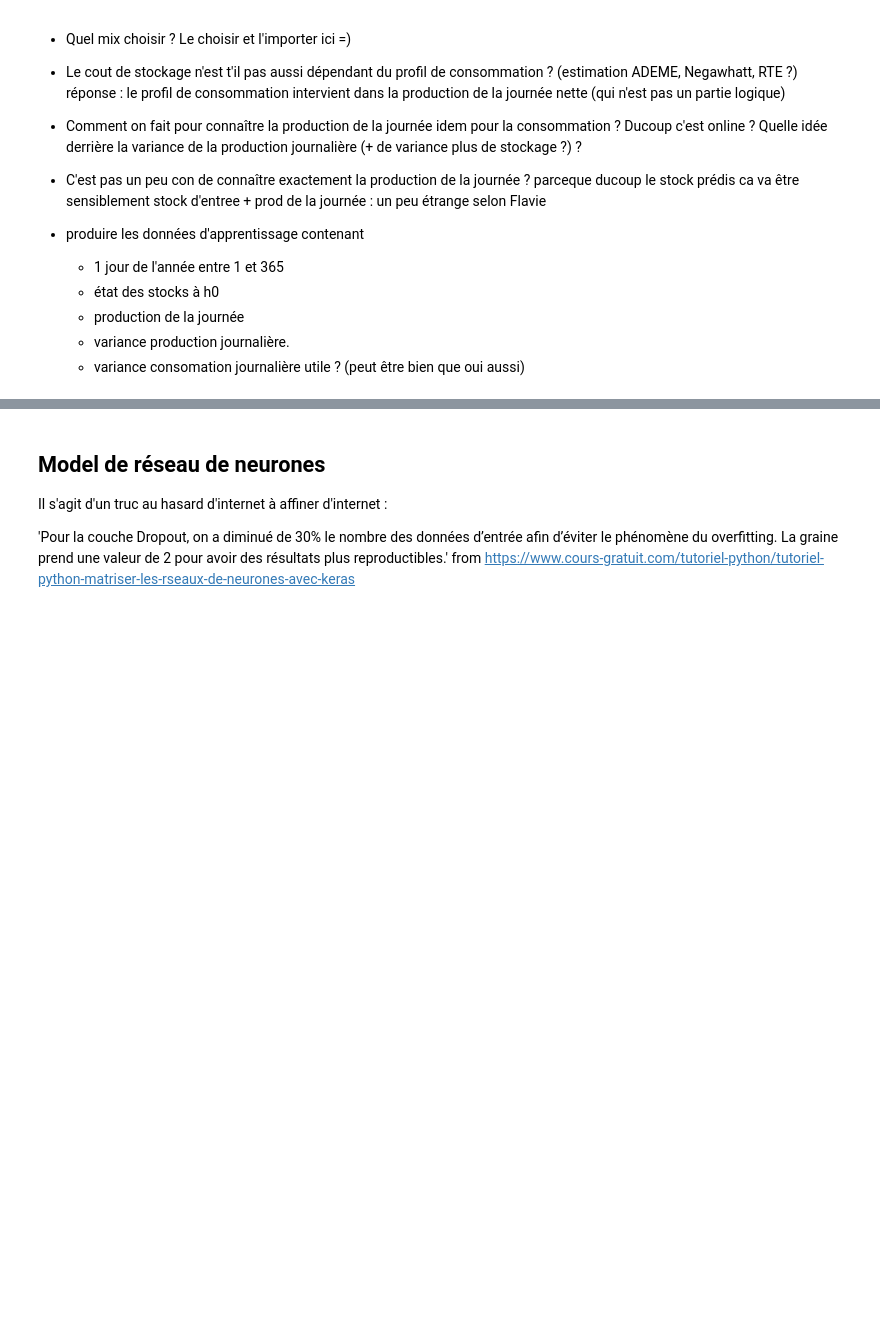
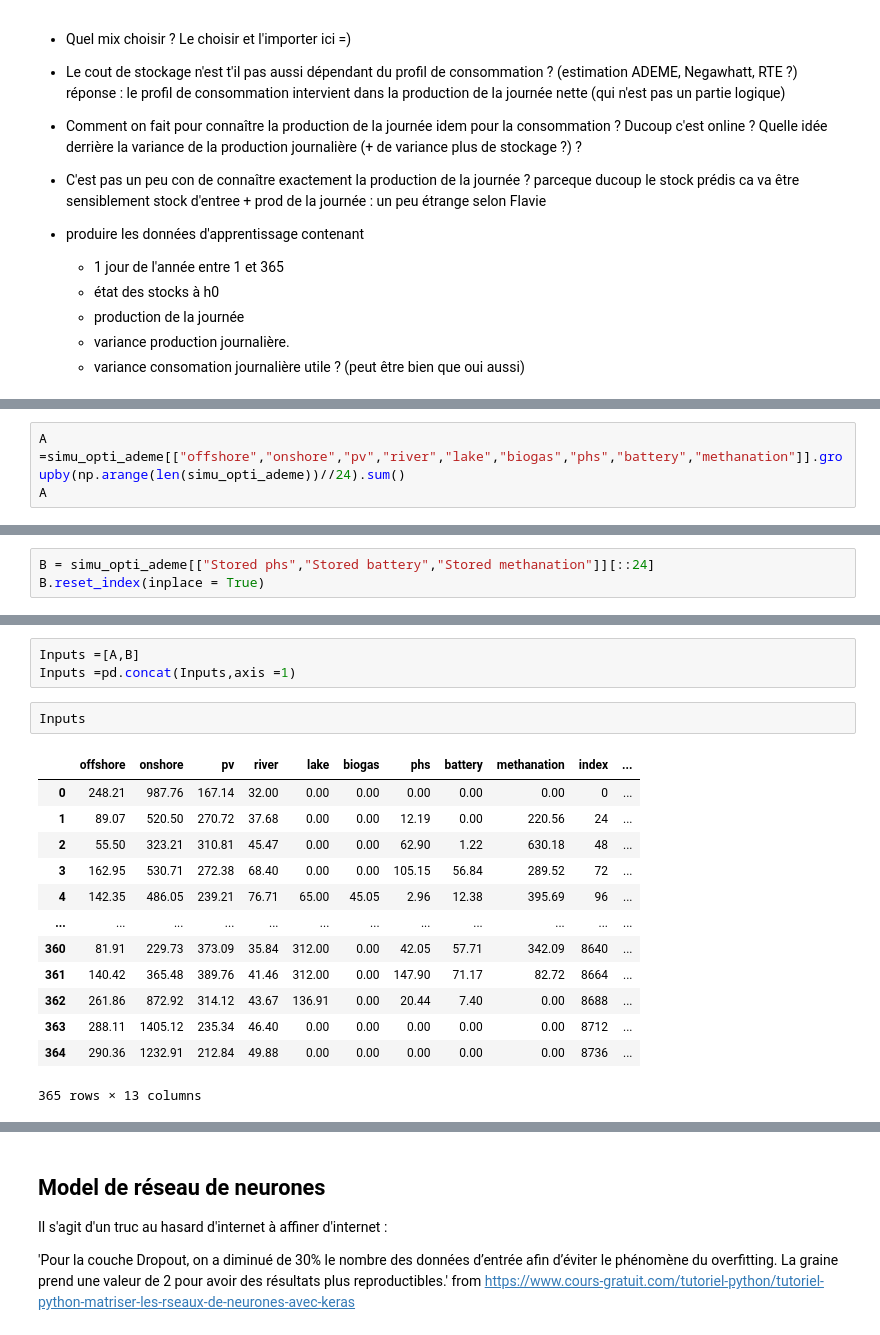
Before and after one commit to F1avie/EOLES_elecRES, a Jupyter notebook: Projet_ENR_FF.ipynb, the cells around one changed output, grey strips where cells are left out. Saved outputs shown, nothing was run; the diff lists cells and outputs as text; blank space fills up the shorter version.

Commit message:
Ajout Donnees Optimisees et Creations de donnees d'Input

```diff
--- a/Projet_ENR_FF.ipynb
+++ b/Projet_ENR_FF.ipynb
@@ -46,0 +73,3 @@ from tensorflow.keras import layers
+# %%
+A =simu_opti_ademe[["offshore","onshore","pv","river","lake","biogas","phs","battery","methanation"]].groupby(np.arange(len(simu_opti_ademe))//24).sum()
+A
@@ -46,0 +90,3 @@ from tensorflow.keras import layers
+# %%
+B = simu_opti_ademe[["Stored phs","Stored battery","Stored methanation"]][::24]
+B.reset_index(inplace = True)
@@ -46,0 +109,19 @@ from tensorflow.keras import layers
+# %%
+Inputs =[A,B]
+Inputs =pd.concat(Inputs,axis =1)
+# %%
+Inputs
+# %% [output]
+|  | offshore | onshore | pv | river | lake | biogas | phs | battery | methanation | index | ... |
+| 0 | 248.21 | 987.76 | 167.14 | 32.00 | 0.00 | 0.00 | 0.00 | 0.00 | 0.00 | 0 | ... |
+| 1 | 89.07 | 520.50 | 270.72 | 37.68 | 0.00 | 0.00 | 12.19 | 0.00 | 220.56 | 24 | ... |
+| 2 | 55.50 | 323.21 | 310.81 | 45.47 | 0.00 | 0.00 | 62.90 | 1.22 | 630.18 | 48 | ... |
+| 3 | 162.95 | 530.71 | 272.38 | 68.40 | 0.00 | 0.00 | 105.15 | 56.84 | 289.52 | 72 | ... |
+| 4 | 142.35 | 486.05 | 239.21 | 76.71 | 65.00 | 45.05 | 2.96 | 12.38 | 395.69 | 96 | ... |
+| ... | ... | ... | ... | ... | ... | ... | ... | ... | ... | ... | ... |
+| 360 | 81.91 | 229.73 | 373.09 | 35.84 | 312.00 | 0.00 | 42.05 | 57.71 | 342.09 | 8640 | ... |
+| 361 | 140.42 | 365.48 | 389.76 | 41.46 | 312.00 | 0.00 | 147.90 | 71.17 | 82.72 | 8664 | ... |
+| 362 | 261.86 | 872.92 | 314.12 | 43.67 | 136.91 | 0.00 | 20.44 | 7.40 | 0.00 | 8688 | ... |
+| 363 | 288.11 | 1405.12 | 235.34 | 46.40 | 0.00 | 0.00 | 0.00 | 0.00 | 0.00 | 8712 | ... |
+| 364 | 290.36 | 1232.91 | 212.84 | 49.88 | 0.00 | 0.00 | 0.00 | 0.00 | 0.00 | 8736 | ... |
+365 rows × 13 columns
```
Also changed, not shown: parts of 10 cells of this notebook.
